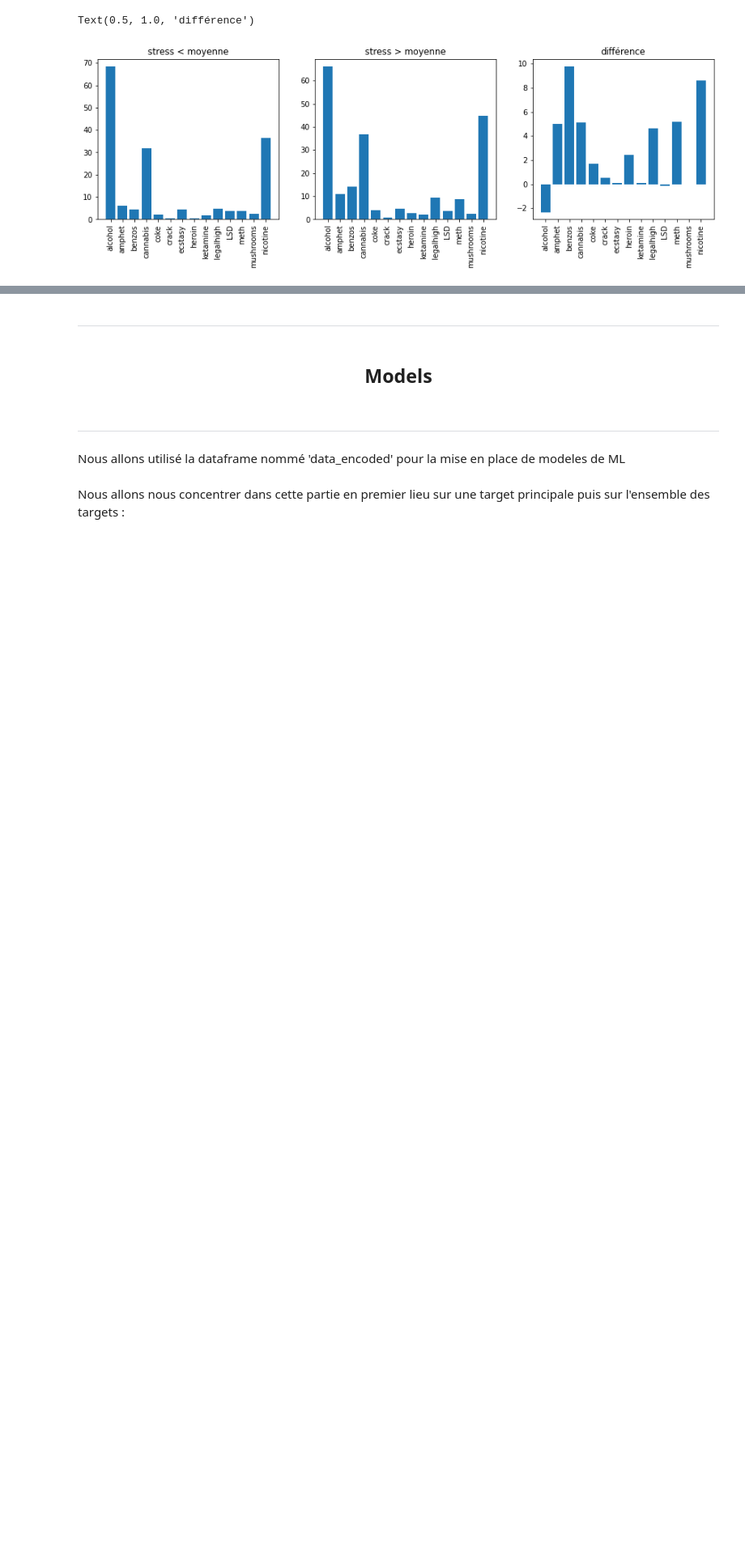
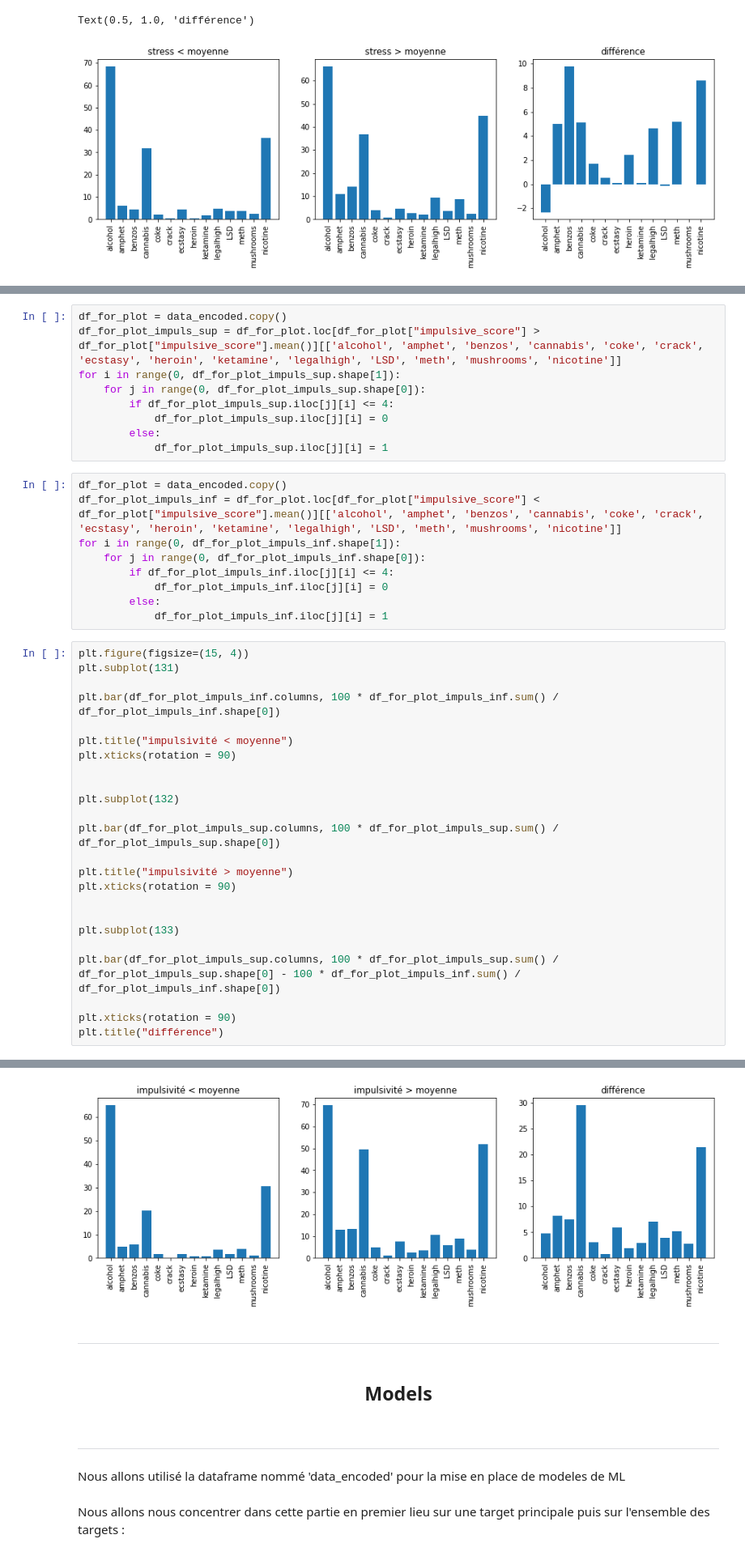
Before and after one commit to RayaneBDJ/Data-Analysis, a Jupyter notebook: FinalTP.ipynb, the cells around one changed output, grey strips where cells are left out. Shown at 81% size. Drawn from its saved outputs; the diff is of its cells as text; blank space fills up the shorter version.

```diff
--- a/FinalTP.ipynb
+++ b/FinalTP.ipynb
@@ -1610,0 +1659,43 @@ Text(0.5, 1.0, 'différence')
+# %%
+df_for_plot = data_encoded.copy()
+df_for_plot_impuls_sup = df_for_plot.loc[df_for_plot["impulsive_score"] > df_for_plot["impulsive_score"].mean()][['alcohol', 'amphet', 'benzos', 'cannabis', 'coke', 'crack', 'ecstasy', 'heroin', 'ketamine', 'legalhigh', 'LSD', 'meth', 'mushrooms', 'nicotine']]
+for i in range(0, df_for_plot_impuls_sup.shape[1]):
+    for j in range(0, df_for_plot_impuls_sup.shape[0]):
+        if df_for_plot_impuls_sup.iloc[j][i] <= 4:
+            df_for_plot_impuls_sup.iloc[j][i] = 0
+        else:
+            df_for_plot_impuls_sup.iloc[j][i] = 1
+# %%
+df_for_plot = data_encoded.copy()
+df_for_plot_impuls_inf = df_for_plot.loc[df_for_plot["impulsive_score"] < df_for_plot["impulsive_score"].mean()][['alcohol', 'amphet', 'benzos', 'cannabis', 'coke', 'crack', 'ecstasy', 'heroin', 'ketamine', 'legalhigh', 'LSD', 'meth', 'mushrooms', 'nicotine']]
+for i in range(0, df_for_plot_impuls_inf.shape[1]):
+    for j in range(0, df_for_plot_impuls_inf.shape[0]):
+        if df_for_plot_impuls_inf.iloc[j][i] <= 4:
+            df_for_plot_impuls_inf.iloc[j][i] = 0
+        else:
+            df_for_plot_impuls_inf.iloc[j][i] = 1
+# %%
+plt.figure(figsize=(15, 4))
+plt.subplot(131)
+
+plt.bar(df_for_plot_impuls_inf.columns, 100 * df_for_plot_impuls_inf.sum() / df_for_plot_impuls_inf.shape[0])
+
+plt.title("impulsivité < moyenne")
+plt.xticks(rotation = 90)
+
+
+plt.subplot(132)
+
+plt.bar(df_for_plot_impuls_sup.columns, 100 * df_for_plot_impuls_sup.sum() / df_for_plot_impuls_sup.shape[0])
+
+plt.title("impulsivité > moyenne")
+plt.xticks(rotation = 90)
+
+
+plt.subplot(133)
+
+plt.bar(df_for_plot_impuls_sup.columns, 100 * df_for_plot_impuls_sup.sum() / df_for_plot_impuls_sup.shape[0] - 100 * df_for_plot_impuls_inf.sum() / df_for_plot_impuls_inf.shape[0])
+
+plt.xticks(rotation = 90)
+plt.title("différence")
+# %% [output]
@@ -1611,3 +1703,4 @@ Text(0.5, 1.0, 'différence')
+[figure, added]
 # %% [markdown]
 ---
 # %% [markdown]
```
Also changed, not shown: parts of 43 cells of this notebook, 3 other files.
